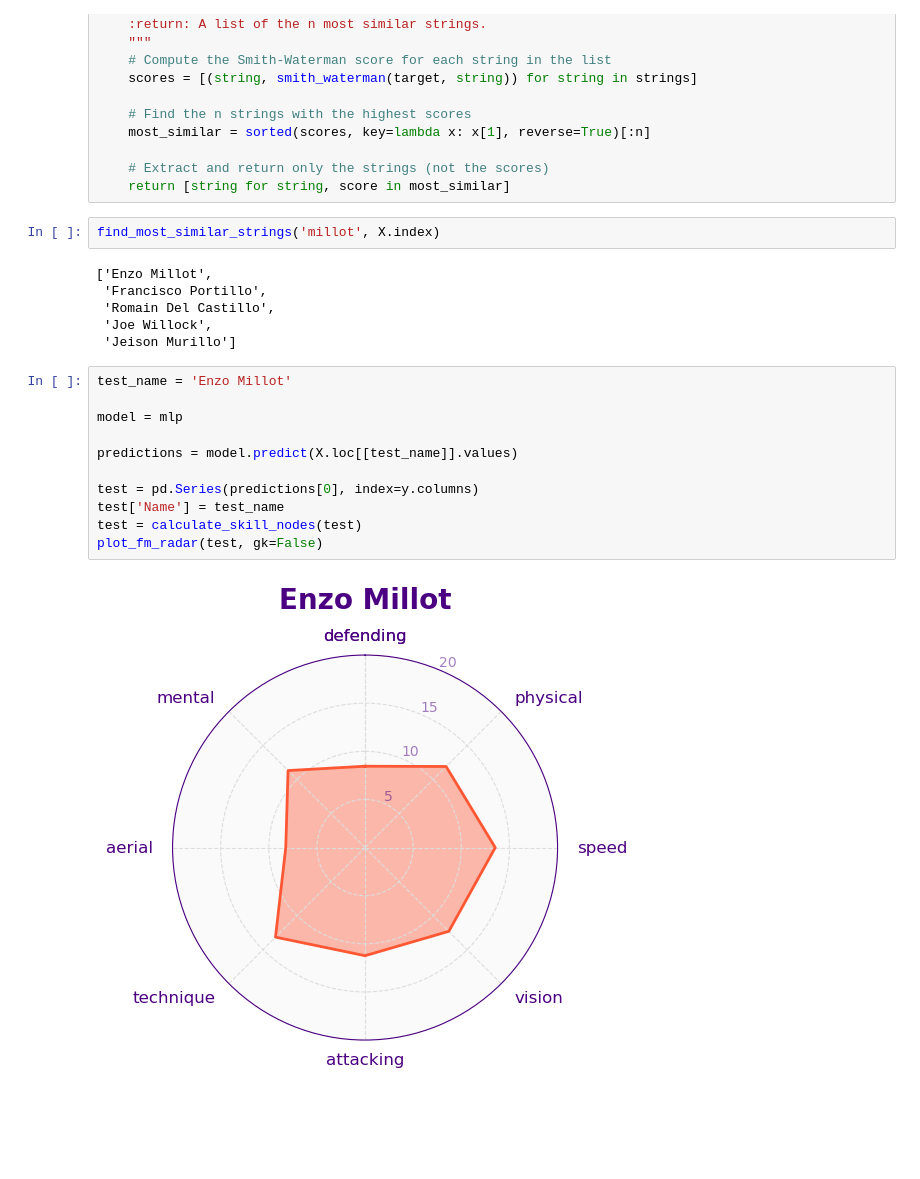
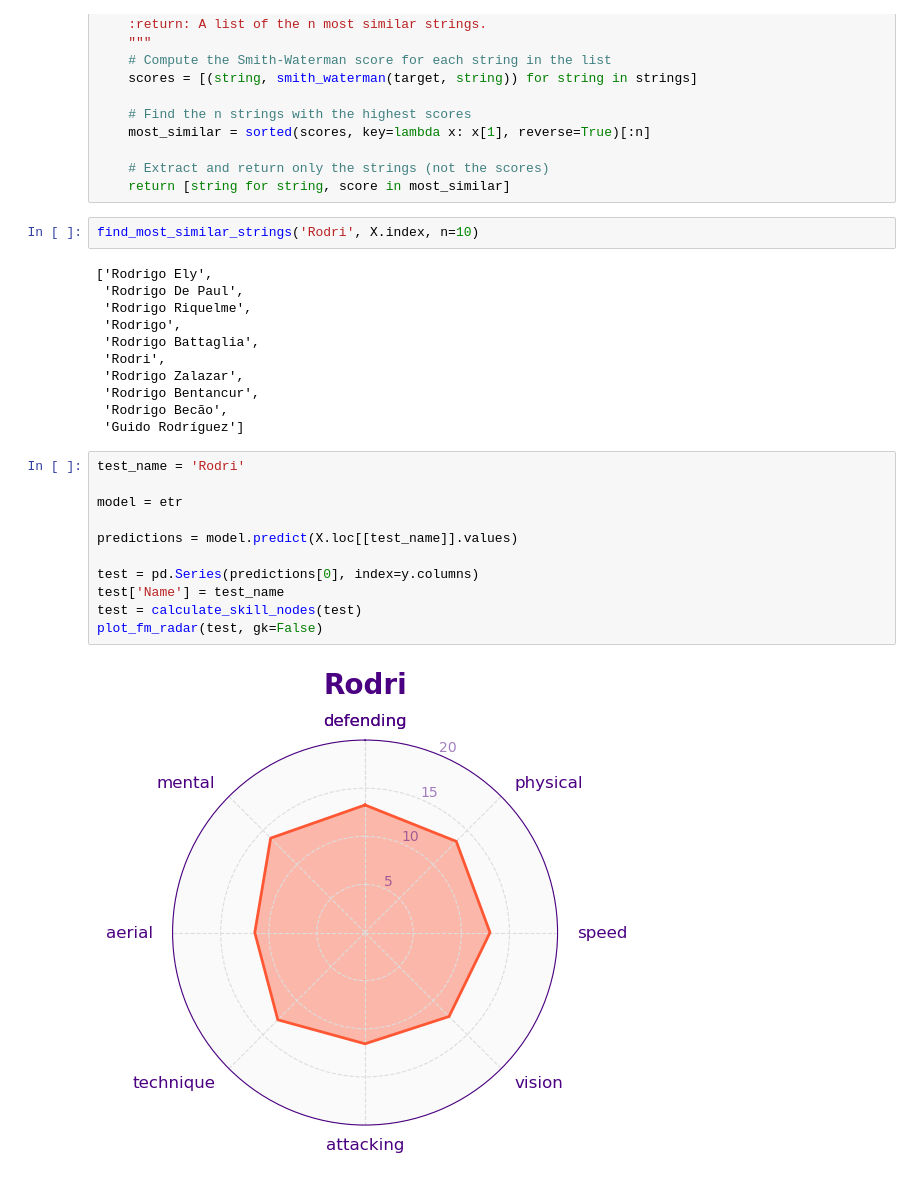
Before and after one commit to alibekk93/FM_skills_prediction, a Jupyter notebook: notebooks/03_MVPs.ipynb, the cells around one changed output. Cells and saved outputs as stored; diff of their text form; blank space fills up the shorter version.

```diff
--- a/notebooks/03_MVPs.ipynb
+++ b/notebooks/03_MVPs.ipynb
@@ -212,26 +212,31 @@ def find_most_similar_strings(target, strings, n=5):
     # Extract and return only the strings (not the scores)
     return [string for string, score in most_similar]
 # %%
-find_most_similar_strings('millot', X.index)
+find_most_similar_strings('Rodri', X.index, n=10)
 # %% [output]
-['Enzo Millot',
- 'Francisco Portillo',
- 'Romain Del Castillo',
- 'Joe Willock',
- 'Jeison Murillo']
+['Rodrigo Ely',
+ 'Rodrigo De Paul',
+ 'Rodrigo Riquelme',
+ 'Rodrigo',
+ 'Rodrigo Battaglia',
+ 'Rodri',
+ 'Rodrigo Zalazar',
+ 'Rodrigo Bentancur',
+ 'Rodrigo Becão',
+ 'Guido Rodríguez']
 # %%
-test_name = 'Enzo Millot'
+test_name = 'Rodri'
 
-model = mlp
+model = etr
 
 predictions = model.predict(X.loc[[test_name]].values)
 
 test = pd.Series(predictions[0], index=y.columns)
 test['Name'] = test_name
 test = calculate_skill_nodes(test)
 plot_fm_radar(test, gk=False)
 # %% [output]
-[figure, old version]
+[figure, new version]
 # %%
 real = y.loc[[test_name]].values
 
```
Also changed, not shown: parts of 12 cells of this notebook.
